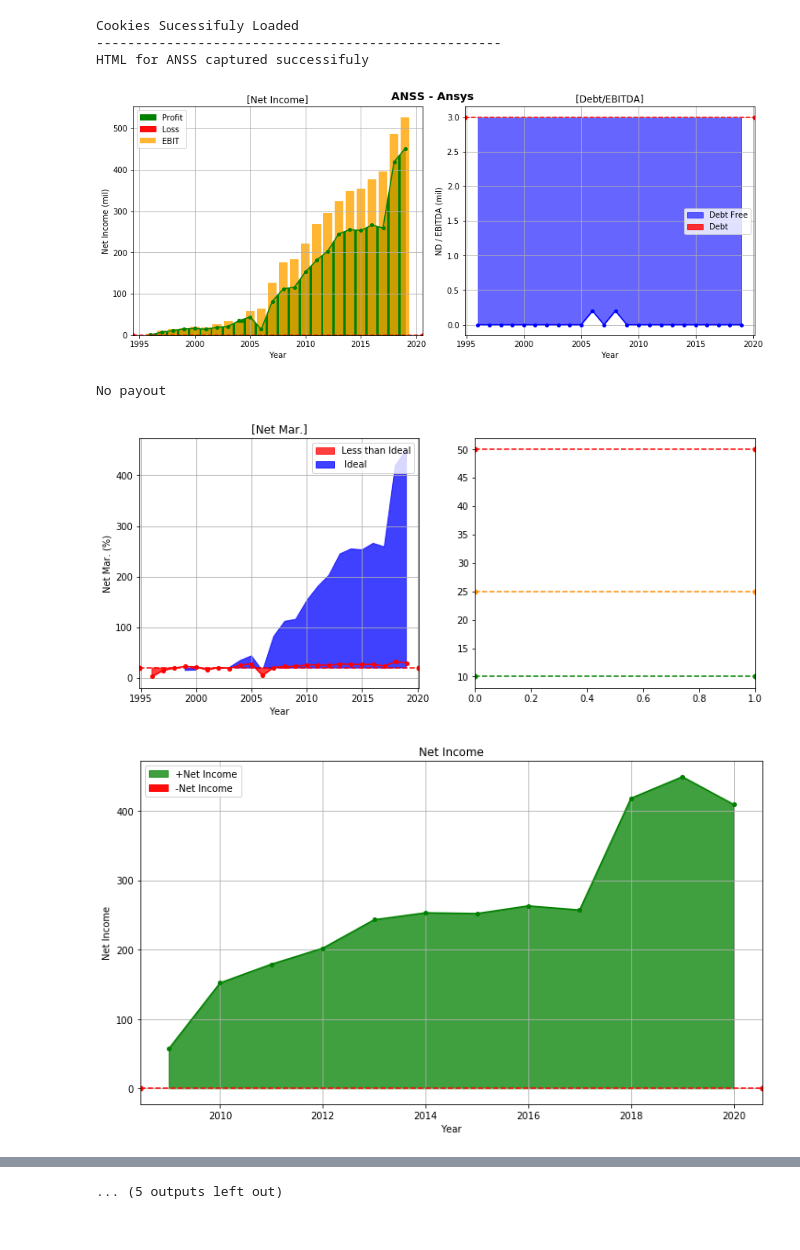
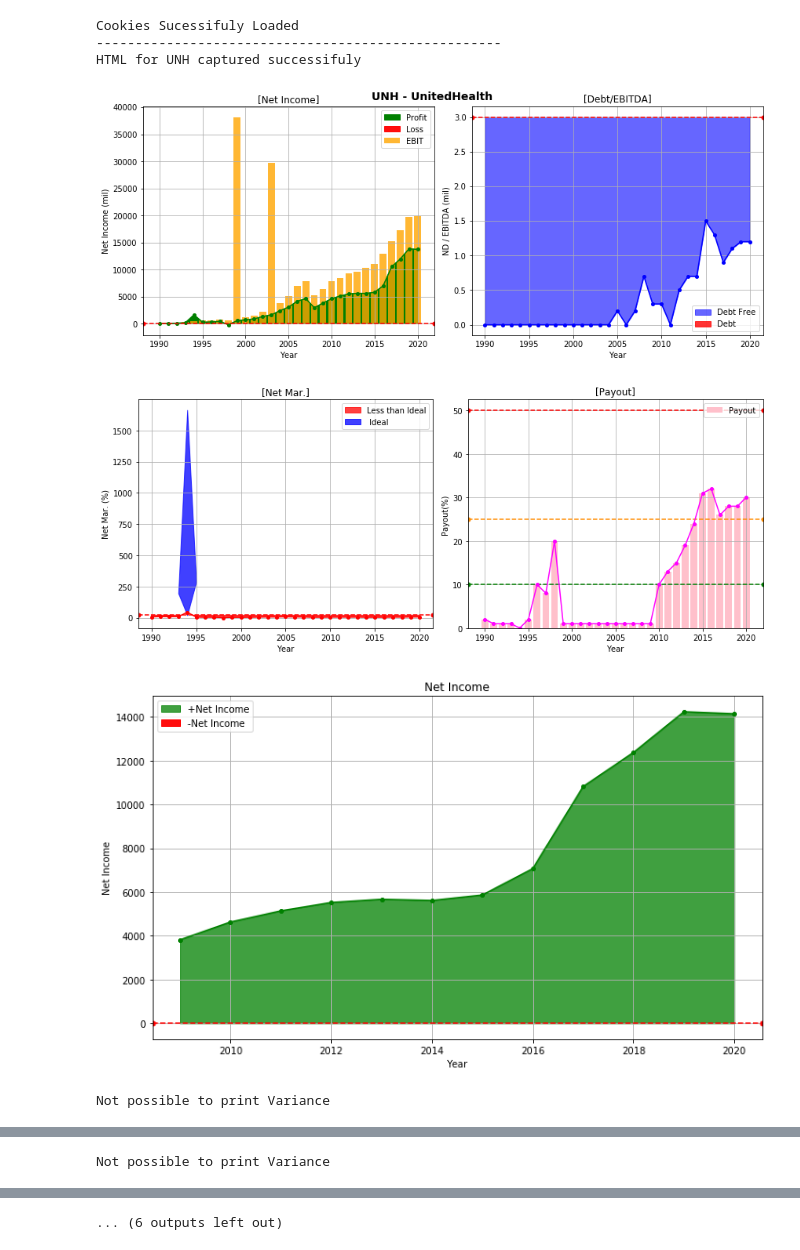
Before and after one commit to bresends/stock_analisys, a Jupyter notebook: notebooks/Tests.ipynb, the cells around one changed output, grey strips where cells are left out. Saved outputs shown, nothing was run; the diff lists cells and outputs as text; code cells hidden in the pictures.

```diff
--- a/notebooks/Tests.ipynb
+++ b/notebooks/Tests.ipynb
@@ -9,12 +6,12 @@ import os
 os.chdir('..')
 # %%
 import stock_analisys.stock_full_analisys as fa
-fa.complete_study('anss')
+fa.complete_study('UNH')
 # %% [output]
 Cookies Sucessifuly Loaded
 ----------------------------------------------------
-HTML for ANSS captured successifuly
+HTML for UNH captured successifuly
-[figure, old version]
+[figure, new version]
-No payout
-[figure, old version]
+[figure, new version]
-[figure, old version]
+[figure, new version]
+Not possible to print Variance
@@ -22,0 +20 @@ No payout
+Not possible to print Variance
@@ -28 +25 @@ No payout
-... (5 outputs left out)
+... (6 outputs left out)
```
Also changed, not shown: parts of 2 cells of this notebook, 1 other file.
